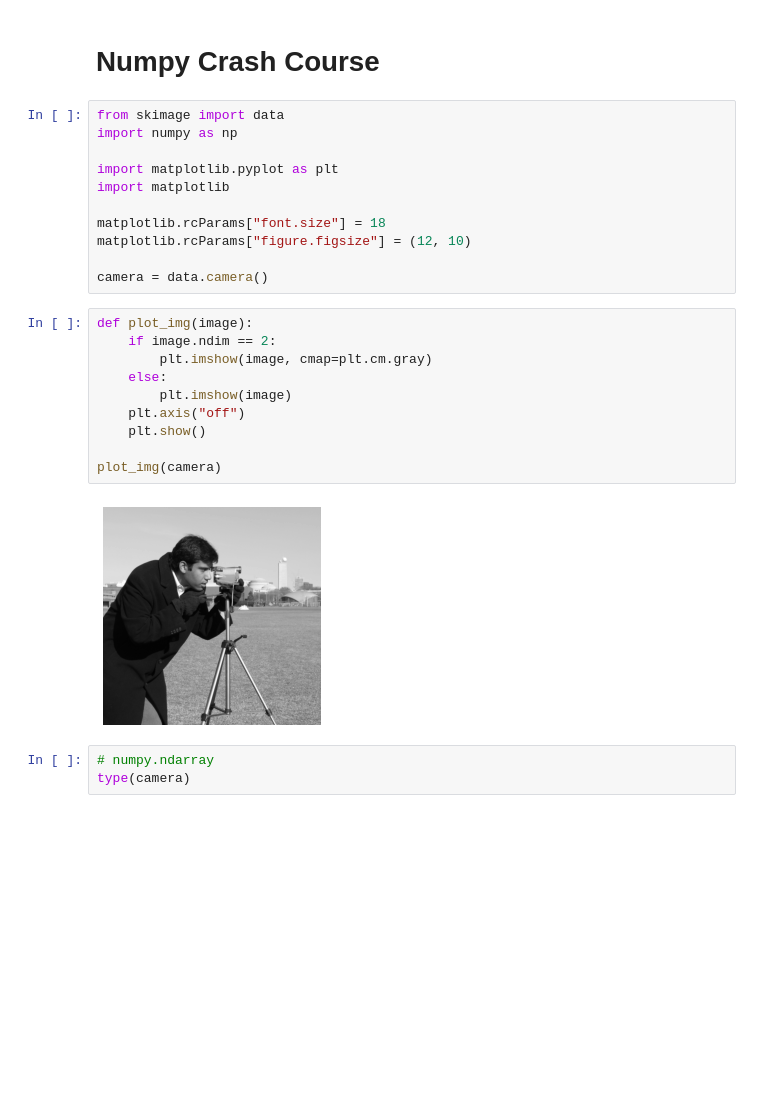
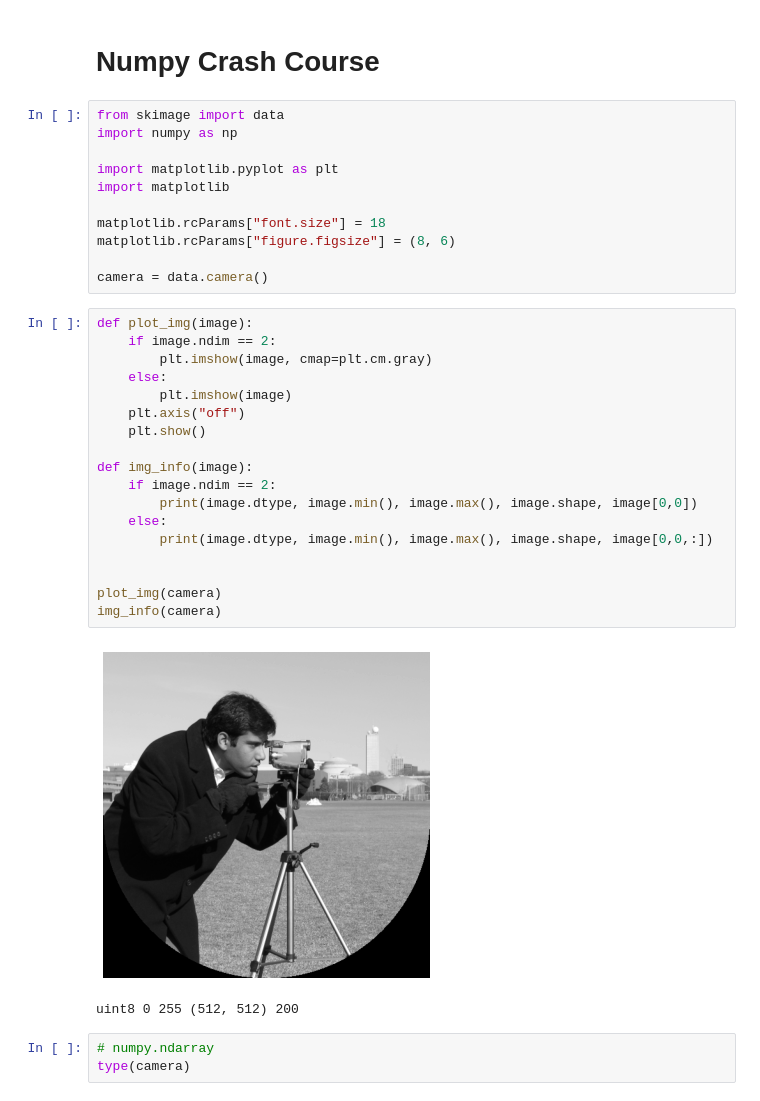
Before and after one commit to rckwzrd/image_sandbox, a Jupyter notebook: 01_skimage_tutorial.ipynb, the cells around one changed output. Cells and saved outputs as stored; diff of their text form; blank space fills up the shorter version.

```diff
--- a/01_skimage_tutorial.ipynb
+++ b/01_skimage_tutorial.ipynb
@@ -8,21 +8,30 @@ import matplotlib.pyplot as plt
 import matplotlib
 
 matplotlib.rcParams["font.size"] = 18
-matplotlib.rcParams["figure.figsize"] = (12, 10)
+matplotlib.rcParams["figure.figsize"] = (8, 6)
 
 camera = data.camera()
 # %%
 def plot_img(image):
     if image.ndim == 2:
         plt.imshow(image, cmap=plt.cm.gray)
     else:
         plt.imshow(image)
     plt.axis("off")
     plt.show()
 
+def img_info(image):
+    if image.ndim == 2:
+        print(image.dtype, image.min(), image.max(), image.shape, image[0,0])
+    else:
+        print(image.dtype, image.min(), image.max(), image.shape, image[0,0,:])
+
+
 plot_img(camera)
+img_info(camera)
 # %% [output]
-[figure, old version]
+[figure, new version]
+uint8 0 255 (512, 512) 200
 # %%
 # numpy.ndarray
 type(camera)
```
Also changed, not shown: parts of 20 cells of this notebook.
